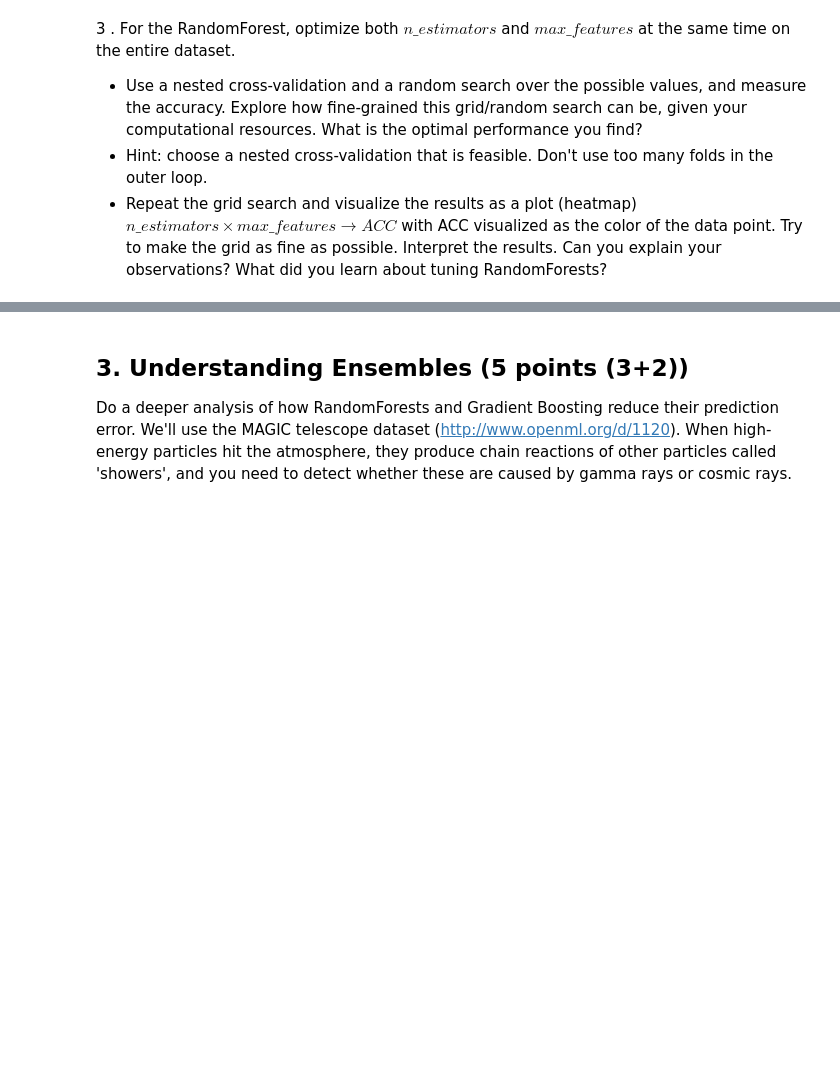
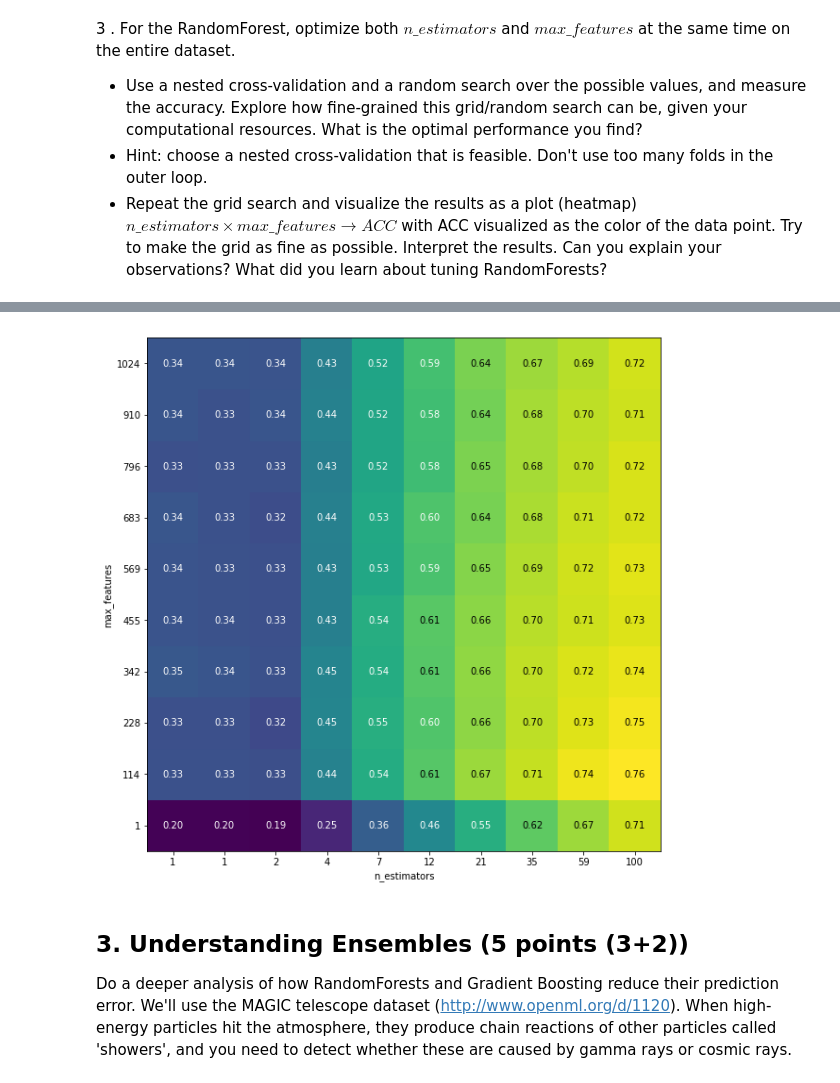
Before and after one commit to Mesoptier/ML-course, a Jupyter notebook: Assignment 1.ipynb, the cells around one changed output, grey strips where cells are left out. Drawn from its saved outputs; the diff is of its cells as text; code cells hidden in the pictures; blank space fills up the shorter version.

Commit message:
Add Heatmap for 2.3

```diff
--- a/Assignment 1.ipynb
+++ b/Assignment 1.ipynb
@@ -546,10 +546,10 @@ from sklearn.ensemble import RandomForestClassifier
 from sklearn.model_selection import KFold, RandomizedSearchCV, cross_val_score
 from scipy.stats import expon
 
-rfc = RandomForestClassifier(n_jobs=-1)
+rfc = RandomForestClassifier(n_jobs=-1, verbose=True)
 
 param_grid = {
-    'n_estimators': np.logspace(0, 3, 10).astype(int),
+    'n_estimators': np.logspace(0, 2, 10).astype(int),
     'max_features': np.linspace(1, X.shape[1], 10).astype(int)
 }
 # %%
@@ -564,7 +564,7 @@ print("Mean cross-validation score: ", cross_val.mean())
 # %%
 from sklearn.model_selection import GridSearchCV
 
-clf = GridSearchCV(rfc, param_grid, cv=inner_cv)
+clf = GridSearchCV(rfc, param_grid, cv=inner_cv, verbose=True)
 clf.fit(X_strat, y_strat)
 print(clf.cv_results_)
 
@@ -577,3 +612,11 @@ ValueError: not enough values to unpack (expected 2, got 1)
+# %%
+results = np.array(clf.cv_results_['mean_test_score']).reshape(10, 10)
+
+plt.figure(figsize=(10, 10))
+mglearn.tools.heatmap(results, xlabel='n_estimators', xticklabels=param_grid['n_estimators'],
+                      ylabel='max_features', yticklabels=param_grid['max_features'], cmap="viridis");
+# %% [output]
+[figure, added]
 # %% [markdown]
 ## 3. Understanding Ensembles (5 points (3+2))
 Do a deeper analysis of how RandomForests and Gradient Boosting reduce their prediction error. We'll use the MAGIC telescope dataset (http://www.openml.org/d/1120). When high-energy particles hit the atmosphere, they produce chain reactions of other particles called 'showers', and you need to detect whether these are caused by gamma rays or cosmic rays.
```
Also changed, not shown: parts of 1 cell of this notebook.
